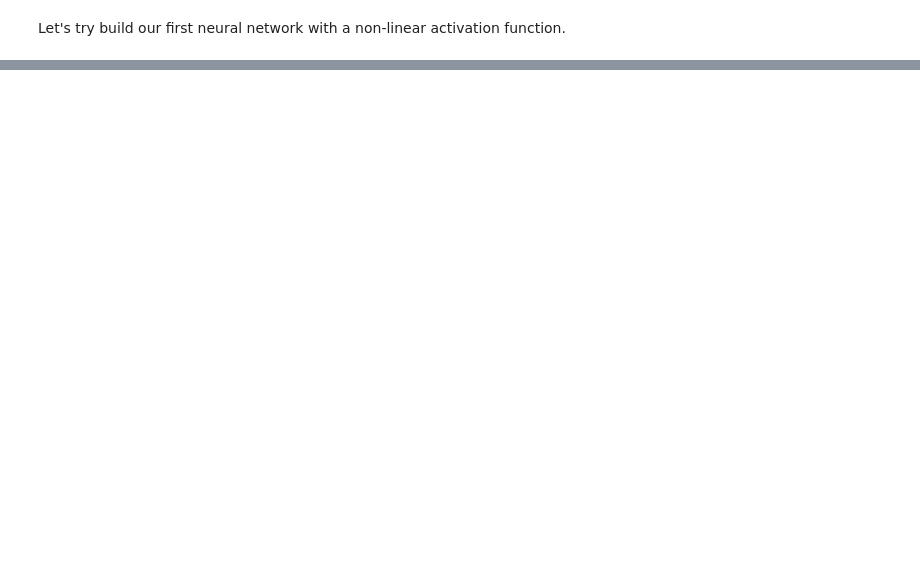
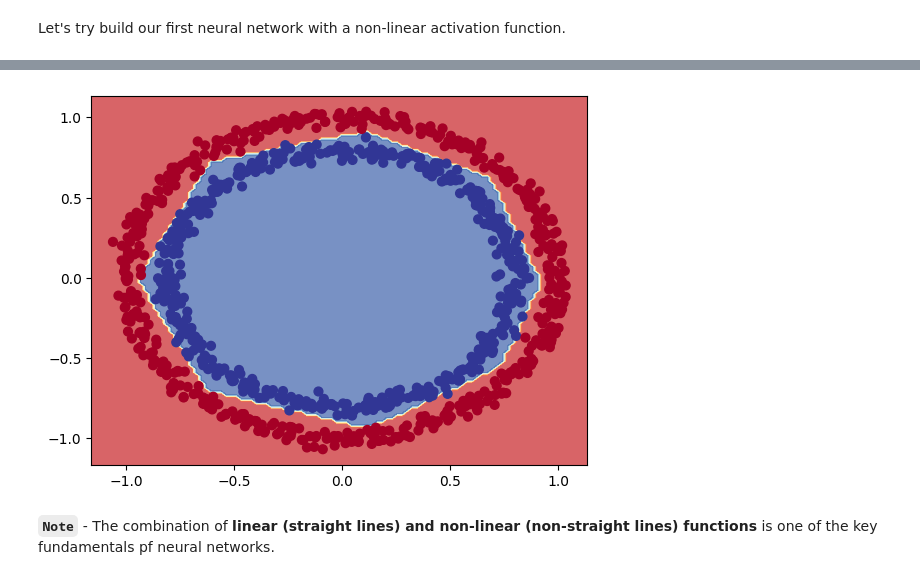
Before and after one commit to danish-khan962/Deep-Learning, a Jupyter notebook: 03_Neural_network_classification_with_tensorflow.ipynb, the cells around one changed output, grey strips where cells are left out. Saved outputs shown, nothing was run; the diff lists cells and outputs as text; code cells hidden in the pictures; blank space fills up the shorter version.

Commit message:
Non-linearity in classification

```diff
--- a/03_Neural_network_classification_with_tensorflow.ipynb
+++ b/03_Neural_network_classification_with_tensorflow.ipynb
@@ -459,0 +513,18 @@ This is a Binary classification....
+# %%
+# Setting random seed
+tf.random.set_seed(42) # for reproducability
+
+# 1. Create a model
+model_6 = tf.keras.models.Sequential([
+    tf.keras.layers.Dense(4, activation="relu"),
+    tf.keras.layers.Dense(4, activation="relu"),
+    tf.keras.layers.Dense(1, activation="sigmoid"),  # changing activation for output layer
+])
+
+# 2. Compile the model
+model_6.compile(loss = tf.keras.losses.BinaryCrossentropy(),
+                optimizer = tf.keras.optimizers.Adam(learning_rate=0.001),
+                metrics=["accuracy"])
+
+# 3. Fit the model
+history = model_6.fit(X, y, epochs=100)
@@ -459,0 +558,6 @@ This is a Binary classification....
+# %%
+# Let's visualize the predictions
+plot_decision_boundary(model = model_6,
+                       X=X,
+                       y=y)
+# %% [output]
@@ -459,0 +566,3 @@ This is a Binary classification....
+[figure, added]
+# %% [markdown]
+**`Note`** - The combination of **linear (straight lines) and non-linear (non-straight lines) functions** is one of the key fundamentals pf neural networks.
```
Also changed, not shown: parts of 21 cells of this notebook.
